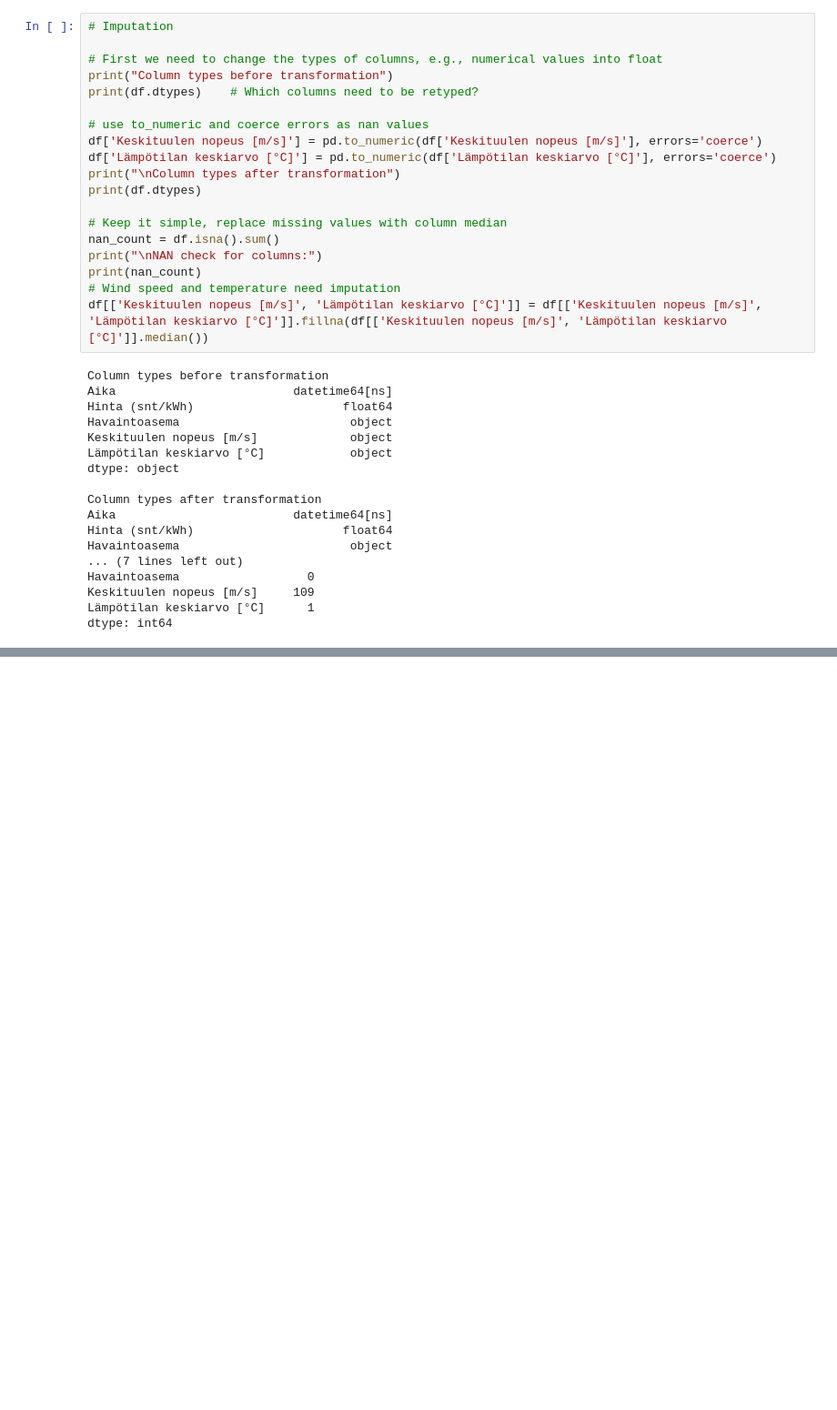
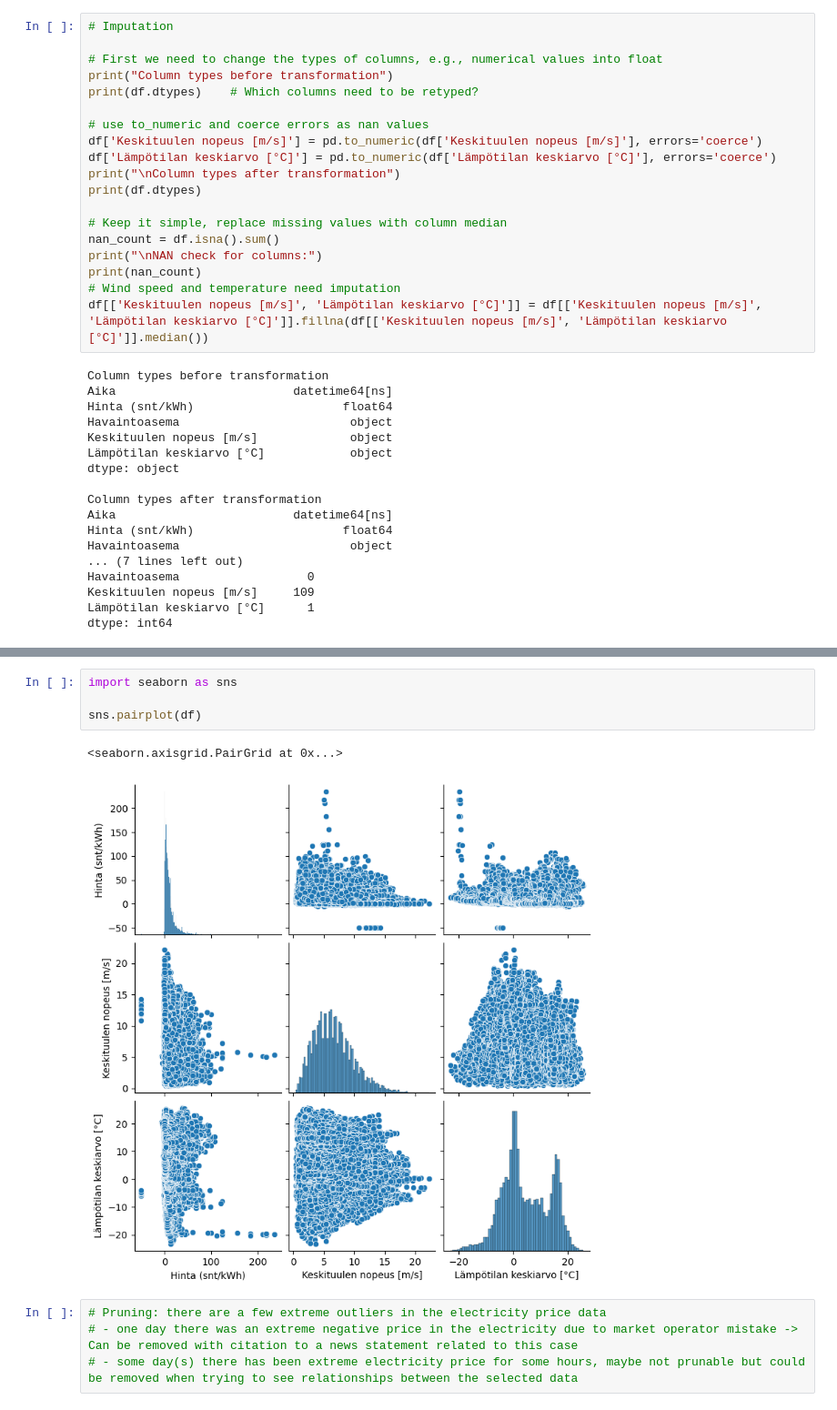
Before and after one commit to pirstov/Intro_to_DS_project, a Jupyter notebook: notebook.ipynb, the cells around one changed output, grey strips where cells are left out. Shown: that part at 91% size. Drawn from its saved outputs; the diff is of its cells as text; blank space fills up the shorter version.

Commit message:
Check seaborn pairplot, start working on time series modeling.

```diff
--- a/notebook.ipynb
+++ b/notebook.ipynb
@@ -156,0 +161,11 @@ plt.show()
+# %%
+import seaborn as sns
+
+sns.pairplot(df)
+# %% [output]
+<seaborn.axisgrid.PairGrid at 0x...>
+[figure, added]
+# %%
+# Pruning: there are a few extreme outliers in the electricity price data
+# - one day there was an extreme negative price in the electricity due to market operator mistake -> Can be removed with citation to a news statement related to this case
+# - some day(s) there has been extreme electricity price for some hours, maybe not prunable but could be removed when trying to see relationships between the selected data
```
Also changed, not shown: parts of 2 cells of this notebook.
